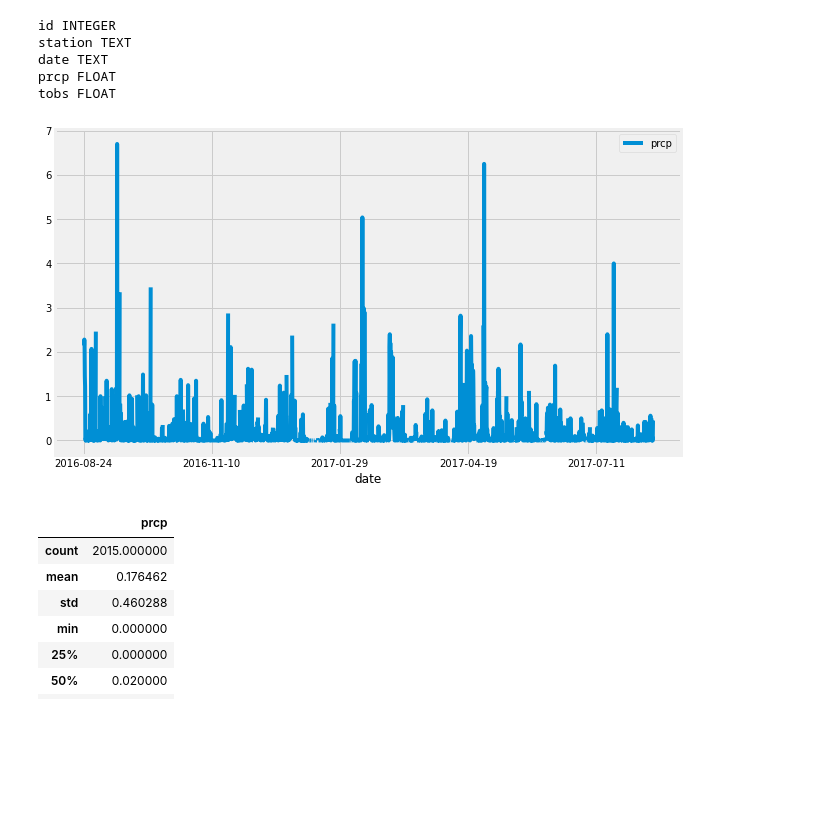
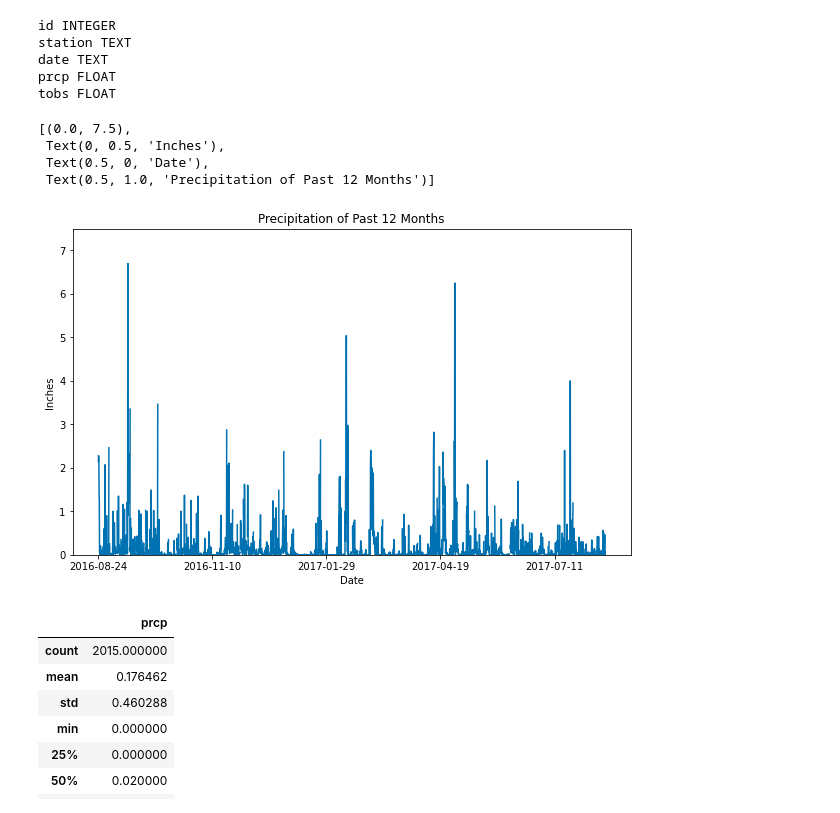
Before and after one commit to ange-wang/sqlalchemy-challenge, a Jupyter notebook: climate.ipynb, the cells around one changed output. Saved outputs shown, nothing was run; the diff lists cells and outputs as text; code cells hidden in the pictures; blank space fills up the shorter version.

Commit message:
clean-up of code and finalised bonus question I

```diff
--- a/climate.ipynb
+++ b/climate.ipynb
@@ -1,14 +1,14 @@
-# %%
-from matplotlib import style
-style.use('fivethirtyeight')
-import matplotlib.pyplot as plt
-
-import numpy as np
-import pandas as pd
-import datetime as dt
-from datetime import datetime
 # %% [markdown]
 # Reflect Tables into SQLAlchemy ORM
+# %%
+from matplotlib import style
+style.use('seaborn-colorblind')
+import matplotlib.pyplot as plt
+
+import numpy as np
+import pandas as pd
+import datetime as dt
+from datetime import datetime
 # %%
 # Python SQL toolkit and Object Relational Mapper
 import sqlalchemy
@@ -52,25 +55,32 @@ last = session.query(Measure.date).order_by(Measure.date.desc()).first()
 last = last[0]
 clean_date = datetime.strptime(last, '%Y-%m-%d')
 # %%
-# Design a query to retrieve the last 12 months of precipitation data and plot the results
-last = session.query(Measure).order_by(Measure.date.desc()).first()
-clean_date = datetime.strptime(last.date, '%Y-%m-%d')
+# design a query to retrieve the last 12 months of precipitation data and plot the results
+last = session.query(Measure.date).order_by(Measure.date.desc()).first()
+clean_date = datetime.strptime(last[0], '%Y-%m-%d')
+
+# calculate the date 1 year ago from the last data point in the database
 a_year = clean_date - dt.timedelta(days=365)
-# Calculate the date 1 year ago from the last data point in the database
 
-# Perform a query to retrieve the data and precipitation scores
+# perform a query to retrieve the data and precipitation scores
 query = session.query(Measure.prcp, Measure.date).\
     filter(Measure.date>=a_year, Measure.date<=clean_date).statement
-# Save the query results as a Pandas DataFrame and set the index to the date column
+
+# save the query results as a Pandas DataFrame and set the index to the date column
 df = pd.read_sql_query(query, session.bind)
 
 # Sort the dataframe by date
 sorted = df.sort_values(by='date').set_index('date')
 
 # Use Pandas Plotting with Matplotlib to plot the data
-ax=sorted.plot(figsize=(10,6))
+ax = sorted.plot(figsize=(10,6), legend=None)
+ax.set(xlabel='Date', ylabel='Inches', title='Precipitation of Past 12 Months', ylim=(0,7.5))
 # %% [output]
+[(0.0, 7.5),
+ Text(0, 0.5, 'Inches'),
+ Text(0.5, 0, 'Date'),
+ Text(0.5, 1.0, 'Precipitation of Past 12 Months')]
-[figure, old version]
+[figure, new version]
 # %%
 # Use Pandas to calcualte the summary statistics for the precipitation data
 sorted.describe()
```
Also changed, not shown: parts of 23 cells of this notebook.
